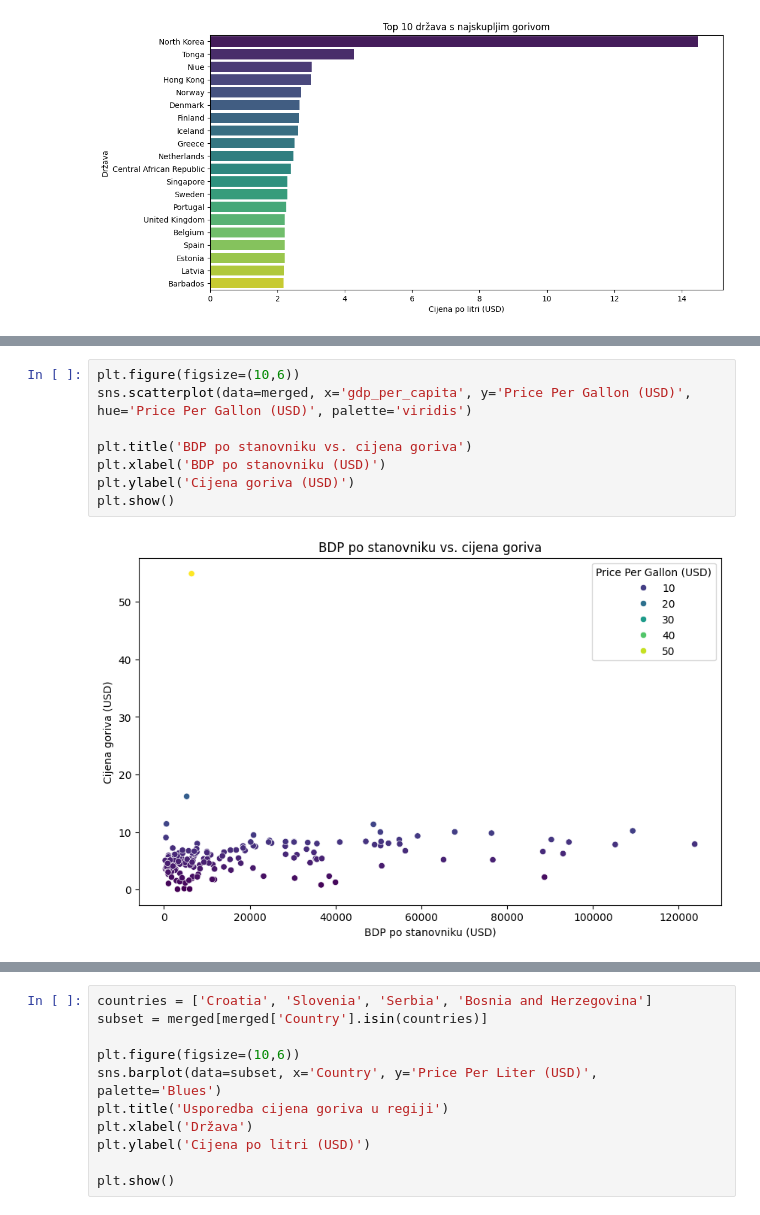
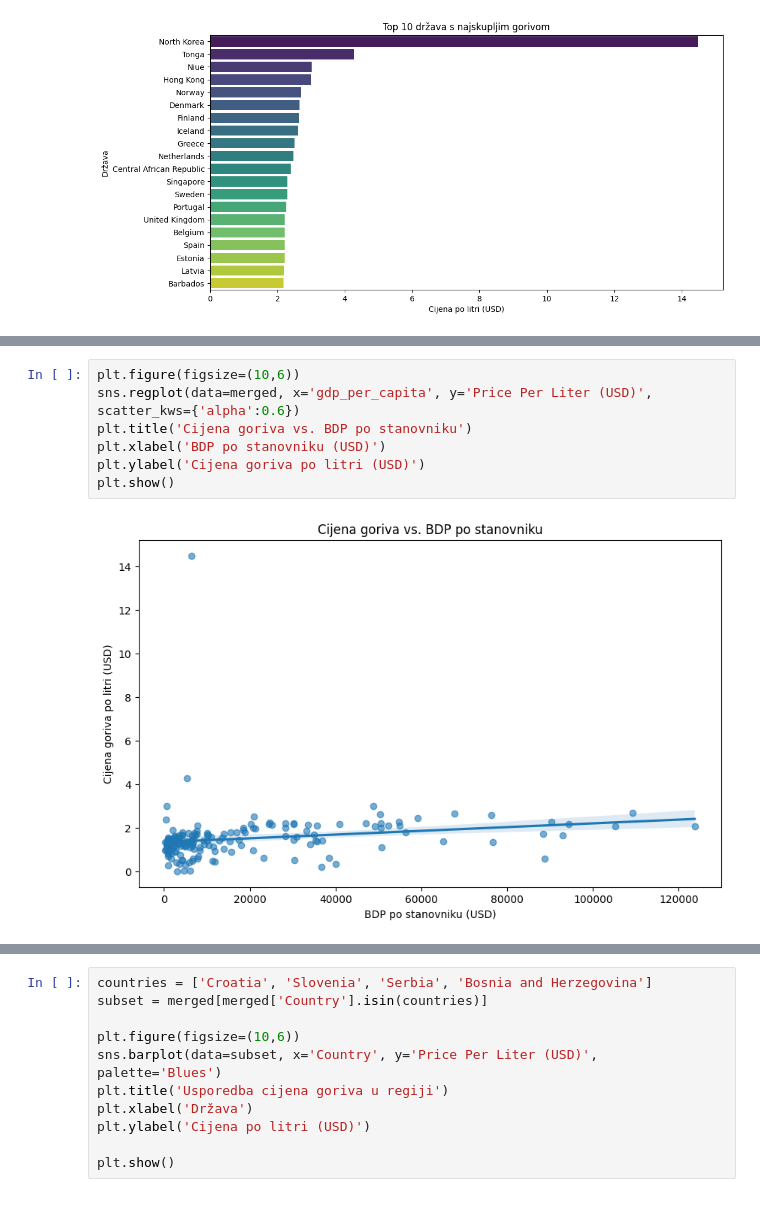
Before and after one commit to inizek23/Projekt-PzAP, a Jupyter notebook: PROJEKT_PzAP_Nizek.ipynb, the cells around one changed output, grey strips where cells are left out. Saved outputs shown, nothing was run; the diff lists cells and outputs as text.

Commit message:
Finalna verzija. Sva dokumentacija napisna. Doadana literatura.

```diff
--- a/PROJEKT_PzAP_Nizek.ipynb
+++ b/PROJEKT_PzAP_Nizek.ipynb
@@ -279,10 +307,9 @@ North korea malo ruši graf, Tonga i Niue su otočne zemlje, gorivo se uvozi bro
 # %%
 plt.figure(figsize=(10,6))
-sns.scatterplot(data=merged, x='gdp_per_capita', y='Price Per Gallon (USD)', hue='Price Per Gallon (USD)', palette='viridis')
-
-plt.title('BDP po stanovniku vs. cijena goriva')
+sns.regplot(data=merged, x='gdp_per_capita', y='Price Per Liter (USD)', scatter_kws={'alpha':0.6})
+plt.title('Cijena goriva vs. BDP po stanovniku')
 plt.xlabel('BDP po stanovniku (USD)')
-plt.ylabel('Cijena goriva (USD)')
+plt.ylabel('Cijena goriva po litri (USD)')
 plt.show()
 # %% [output]
-[figure, old version]
+[figure, new version]
```
Also changed, not shown: parts of 20 cells of this notebook.
